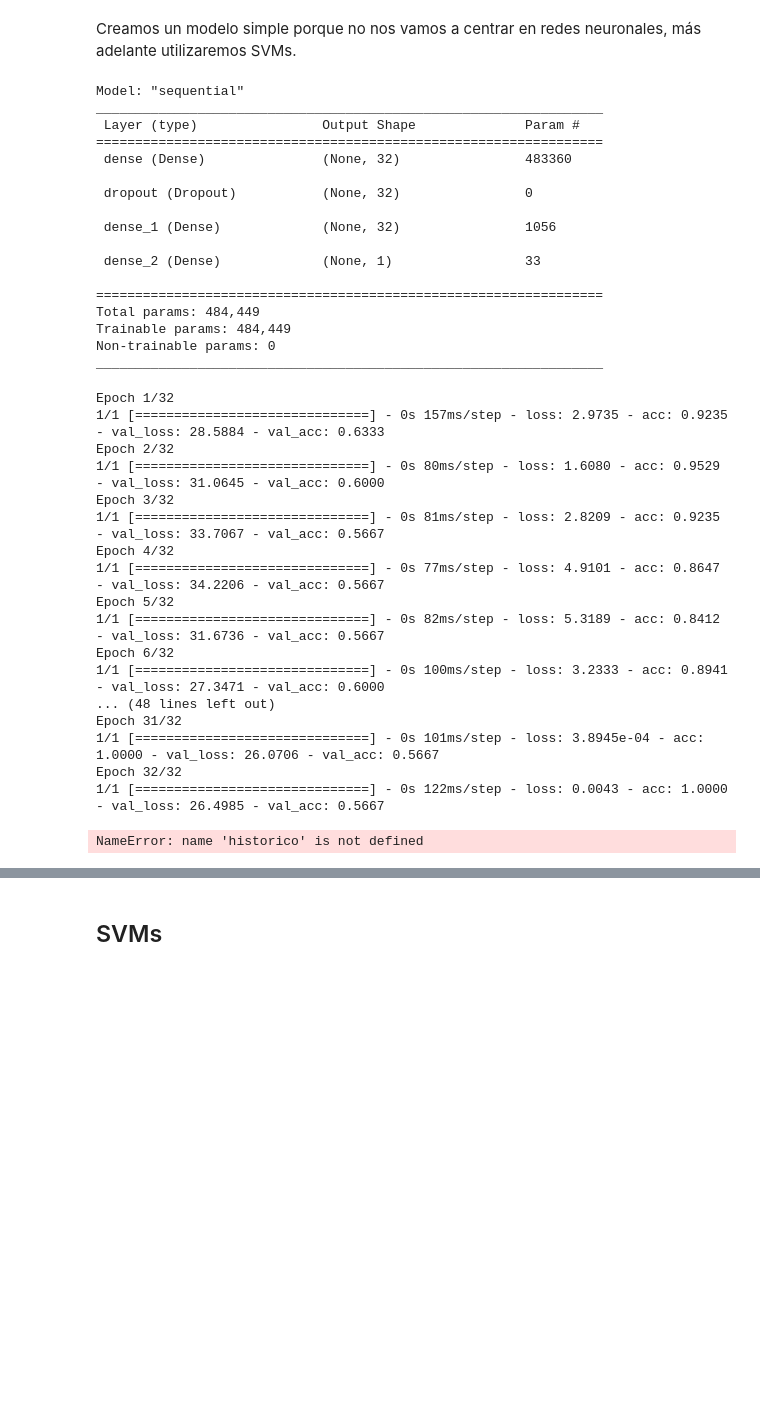
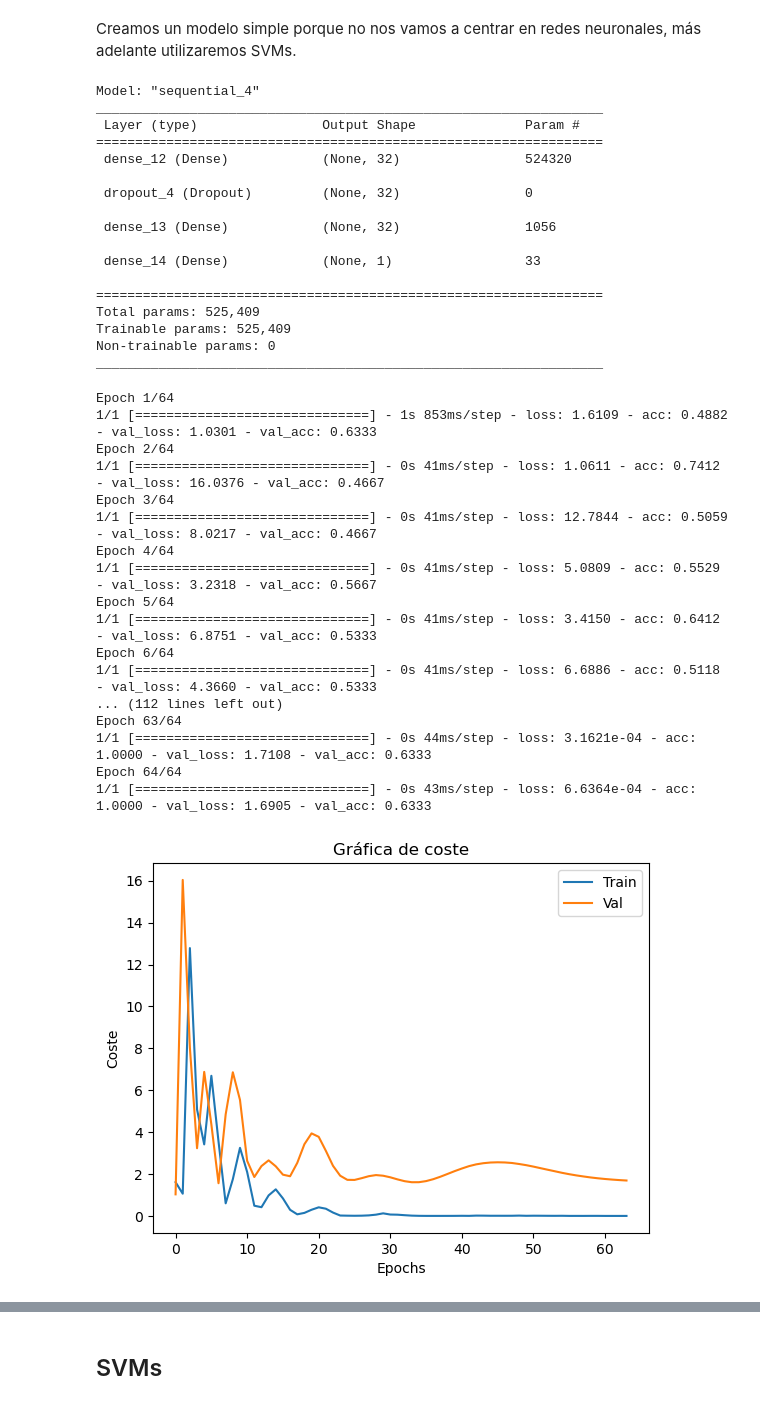
Before and after one commit to Fiuva/Dog-vs-Cat, a Jupyter notebook: Extraccion de caracteristicas 1.ipynb, the cells around one changed output, grey strips where cells are left out. Drawn from its saved outputs; the diff is of its cells as text; code cells hidden in the pictures; blank space fills up the shorter version.

```diff
--- a/Extraccion de caracteristicas 1.ipynb
+++ b/Extraccion de caracteristicas 1.ipynb
@@ -169,7 +169,7 @@ Número de GPUs disponibles:  0
 Creamos un modelo simple porque no nos vamos a centrar en redes neuronales, más adelante utilizaremos SVMs.
 # %%
 model = Sequential([
-    Dense(32, input_shape = (15104,)),
+    Dense(32, input_shape = (16384,)),
     Dropout(0.28),
     Dense(32),
     Dense(1, activation = 'sigmoid')
@@ -177,21 +177,21 @@ model = Sequential([
 model.summary()
 model.compile(optimizer = keras.optimizers.Adamax(), loss = keras.losses.binary_crossentropy, metrics = ['acc'])
 # %% [output]
-Model: "sequential"
+Model: "sequential_4"
 _________________________________________________________________
  Layer (type)                Output Shape              Param #
 =================================================================
- dense (Dense)               (None, 32)                483360
+ dense_12 (Dense)            (None, 32)                524320
 
- dropout (Dropout)           (None, 32)                0
+ dropout_4 (Dropout)         (None, 32)                0
 
- dense_1 (Dense)             (None, 32)                1056
+ dense_13 (Dense)            (None, 32)                1056
 
- dense_2 (Dense)             (None, 1)                 33
+ dense_14 (Dense)            (None, 1)                 33
 
 =================================================================
-Total params: 484,449
-Trainable params: 484,449
+Total params: 525,409
+Trainable params: 525,409
 Non-trainable params: 0
 _________________________________________________________________
 # %%
@@ -199,36 +199,37 @@ historico = model.fit(
     Xtrain,
     ytrain,
     batch_size = 1000,
-    epochs = 32,
+    epochs = 64,
     validation_data= (Xval, yval)
 )
 # %% [output]
-Epoch 1/32
-1/1 [==============================] - 0s 157ms/step - loss: 2.9735 - acc: 0.9235 - val_loss: 28.5884 - val_acc: 0.6333
-Epoch 2/32
-1/1 [==============================] - 0s 80ms/step - loss: 1.6080 - acc: 0.9529 - val_loss: 31.0645 - val_acc: 0.6000
-Epoch 3/32
-1/1 [==============================] - 0s 81ms/step - loss: 2.8209 - acc: 0.9235 - val_loss: 33.7067 - val_acc: 0.5667
-Epoch 4/32
-1/1 [==============================] - 0s 77ms/step - loss: 4.9101 - acc: 0.8647 - val_loss: 34.2206 - val_acc: 0.5667
-Epoch 5/32
-1/1 [==============================] - 0s 82ms/step - loss: 5.3189 - acc: 0.8412 - val_loss: 31.6736 - val_acc: 0.5667
-Epoch 6/32
-1/1 [==============================] - 0s 100ms/step - loss: 3.2333 - acc: 0.8941 - val_loss: 27.3471 - val_acc: 0.6000
-... (48 lines left out)
-Epoch 31/32
-1/1 [==============================] - 0s 101ms/step - loss: 3.8945e-04 - acc: 1.0000 - val_loss: 26.0706 - val_acc: 0.5667
-Epoch 32/32
-1/1 [==============================] - 0s 122ms/step - loss: 0.0043 - acc: 1.0000 - val_loss: 26.4985 - val_acc: 0.5667
+Epoch 1/64
+1/1 [==============================] - 1s 853ms/step - loss: 1.6109 - acc: 0.4882 - val_loss: 1.0301 - val_acc: 0.6333
+Epoch 2/64
+1/1 [==============================] - 0s 41ms/step - loss: 1.0611 - acc: 0.7412 - val_loss: 16.0376 - val_acc: 0.4667
+Epoch 3/64
+1/1 [==============================] - 0s 41ms/step - loss: 12.7844 - acc: 0.5059 - val_loss: 8.0217 - val_acc: 0.4667
+Epoch 4/64
+1/1 [==============================] - 0s 41ms/step - loss: 5.0809 - acc: 0.5529 - val_loss: 3.2318 - val_acc: 0.5667
+Epoch 5/64
+1/1 [==============================] - 0s 41ms/step - loss: 3.4150 - acc: 0.6412 - val_loss: 6.8751 - val_acc: 0.5333
+Epoch 6/64
+1/1 [==============================] - 0s 41ms/step - loss: 6.6886 - acc: 0.5118 - val_loss: 4.3660 - val_acc: 0.5333
+... (112 lines left out)
+Epoch 63/64
+1/1 [==============================] - 0s 44ms/step - loss: 3.1621e-04 - acc: 1.0000 - val_loss: 1.7108 - val_acc: 0.6333
+Epoch 64/64
+1/1 [==============================] - 0s 43ms/step - loss: 6.6364e-04 - acc: 1.0000 - val_loss: 1.6905 - val_acc: 0.6333
 # %%
 historial = historico.history
 plt.title('Gráfica de coste')
 plt.xlabel('Epochs')
 plt.ylabel('Coste')
 plt.plot(historial['loss'])
 plt.plot(historial['val_loss'])
+plt.legend(["Train", "Val"]);
 # %% [output]
-NameError: name 'historico' is not defined
+[figure, added]
 # %%
 plt.title('Gráfica de accuracy')
 plt.xlabel('Epochs')
```
Also changed, not shown: parts of 10 cells of this notebook, 2 other files.
